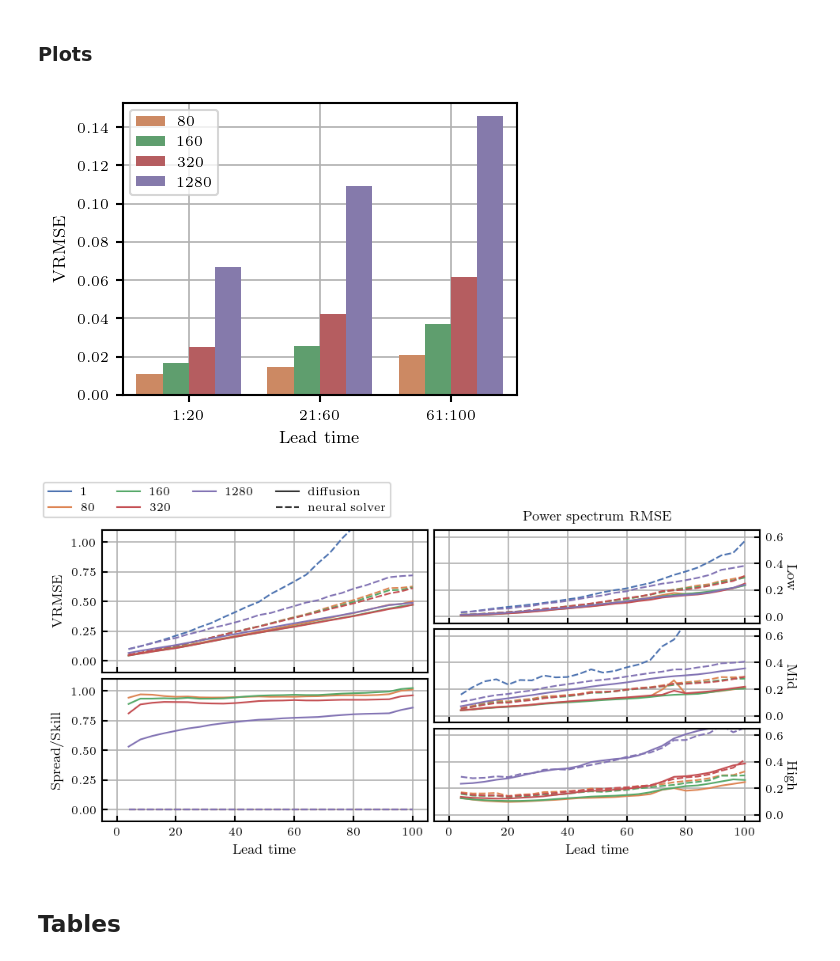
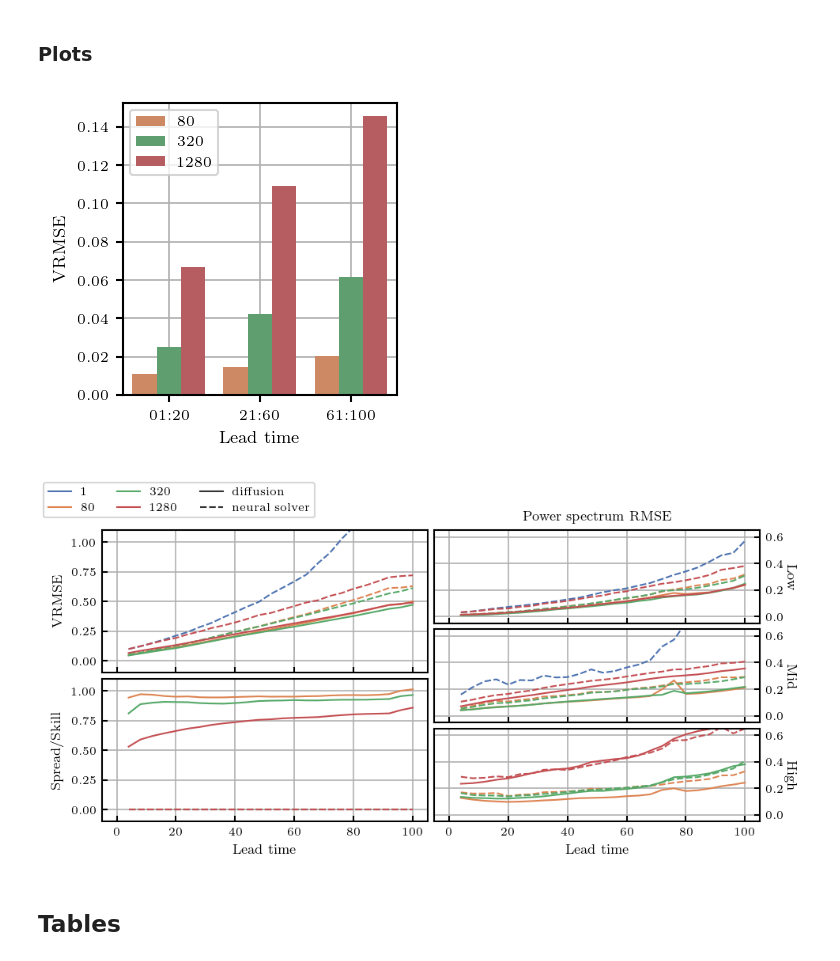
Before and after one commit to ksimotas/lola, a Jupyter notebook: experiments/euler/figures.ipynb, the cells around one changed output. Saved outputs shown, nothing was run; the diff lists cells and outputs as text; code cells hidden in the pictures.

```diff
--- a/experiments/euler/figures.ipynb
+++ b/experiments/euler/figures.ipynb
@@ -35,6 +35,8 @@ rc = {
 }
 
 plt.rcParams.update(rc)
+# %%
+settings = "mean_absolute"
 # %% [markdown]
 ## Dataframe
 # %%
@@ -56,7 +58,7 @@ df = pd.read_csv(
         "seed",
         "field",
         "time",
-        "auto_encoded",
+        "relative",
         "m1",
         "m2",
         "spread",
@@ -81,8 +83,13 @@ df = pd.read_csv(
     dtype={"settings": str, "guidance": str, "compression": int},
 )
 
-df = df[~df["auto_encoded"]]
+if "relative" in settings:
+    df = df[df["relative"]]
+elif "absolute" in settings:
+    df = df[~df["relative"]]
+
 df = df[df["time"] > 0]
+df = df[df["compression"] != 160]
 df = df.sort_values(["method", "compression"], kind="stable")
 df = df.merge(
     pd.DataFrame({
@@ -94,7 +101,7 @@ df = df.merge(
 
 def horizon(t):
     if t < 20:
-        return "1:20"
+        return "01:20"
     elif t < 60:
         return "21:60"
     else:
@@ -108,35 +115,38 @@ df["method"] = df["method"].replace("surrogate", "neural solver")
 df.loc[df["method"] == "neural solver", "spread_skill"] = 0.0
 # %%
 def aggregate(x):
-    return np.mean(x)
+    if "mean" in settings:
+        return np.mean(x)
+    elif "median" in settings:
+        return np.median(x)
 # %% [markdown]
 ### Plots
 # %%
 table = df[df["method"] == "autoencoder"]
 
-fig = plt.figure(figsize=(3.2, 2.4))
+fig = plt.figure(figsize=(2.4, 2.4))
 
 ax = sb.barplot(
     table,
     x="horizon",
     y="vrmse",
     hue="compression",
     estimator=aggregate,
     errorbar=None,
-    palette=sb.color_palette("deep", 5)[1:],
+    palette=sb.color_palette("deep", 4)[1:],
 )
 
 ax.grid()
 ax.get_legend().set_title(None)
 
 ax.set_xlabel("Lead time")
 ax.set_ylabel("VRMSE")
 
 fig.tight_layout(pad=0.33)
 
-plt.savefig(outdir / "euler_ae.pdf", dpi=300, transparent=True)
+plt.savefig(outdir / f"euler_ae_{settings}.pdf", dpi=300, transparent=True)
 # %% [output]
-[figure, old version]
+[figure, new version]
 # %%
 table = df[df["method"] != "autoencoder"]
 
@@ -163,7 +173,7 @@ for i, metric in enumerate(["VRMSE", "spread_skill"]):
         style="method",
         estimator=aggregate,
         errorbar=None,
-        palette=sb.color_palette("deep", 5),
+        palette=sb.color_palette("deep", 4),
         ax=axs[i],
     )
 
@@ -192,7 +202,7 @@ for i, band in enumerate(["Low", "Mid", "High"], start=2):
         style="method",
         estimator=aggregate,
         errorbar=None,
-        palette=sb.color_palette("deep", 5),
+        palette=sb.color_palette("deep", 4),
         ax=axs[i],
     )
 
@@ -219,17 +229,14 @@ for i, label in reversed(list(enumerate(labels))):
         blank = handles.pop(i)
         labels.pop(i)
 
-handles.insert(-2, blank)
-labels.insert(-2, None)
-
 fig.align_labels()
 fig.tight_layout(pad=0.33)
 fig.subplots_adjust(top=0.875)
-fig.legend(handles, labels, loc="upper left", ncol=4)
+fig.legend(handles, labels, loc="upper left", ncol=3)
 
-plt.savefig(outdir / "euler_mosaic.pdf", dpi=300, transparent=True)
+plt.savefig(outdir / f"euler_mosaic_{settings}.pdf", dpi=300, transparent=True)
 # %% [output]
-[figure, old version]
+[figure, new version]
 # %% [markdown]
 ## Tables
 # %%
```
Also changed, not shown: parts of 4 cells of this notebook, 2 other files.
